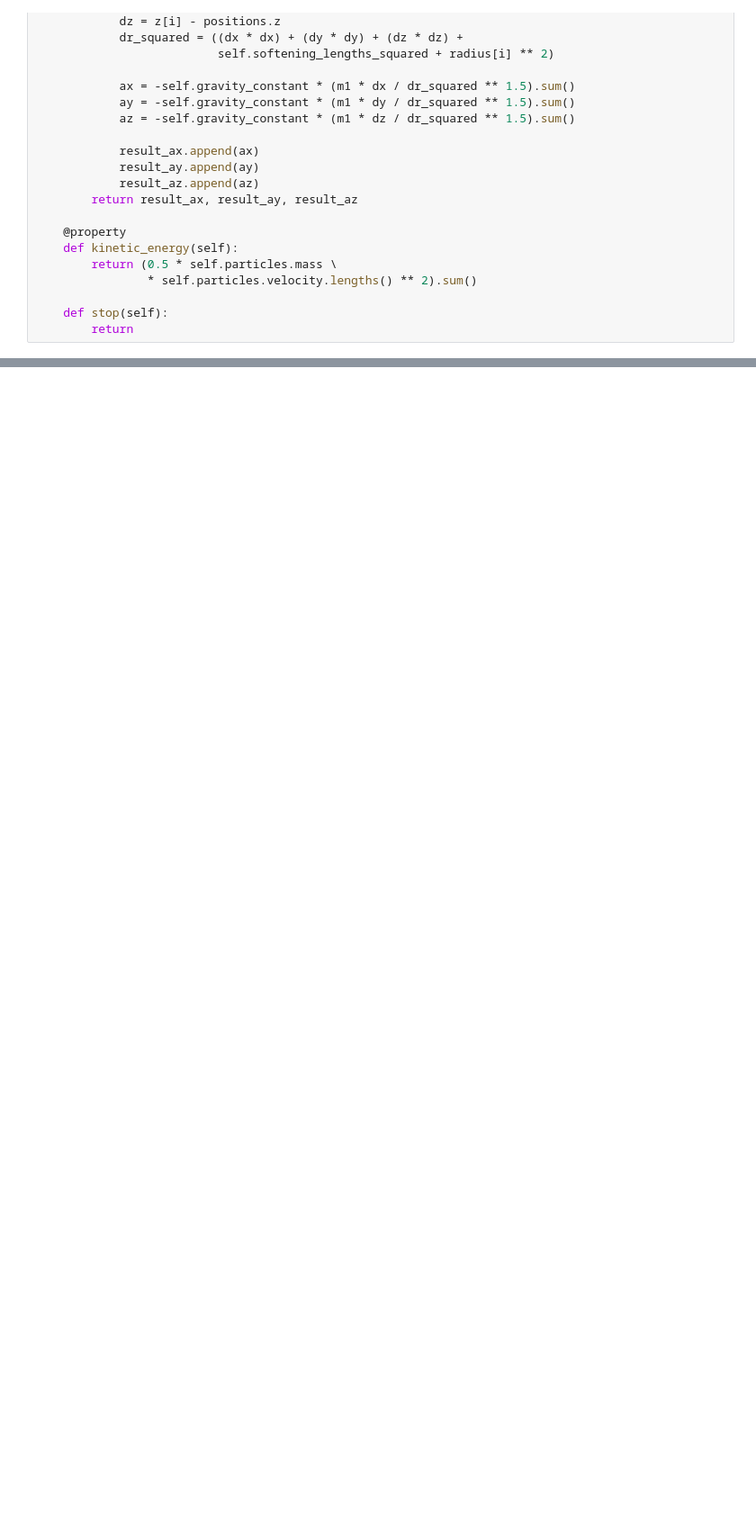
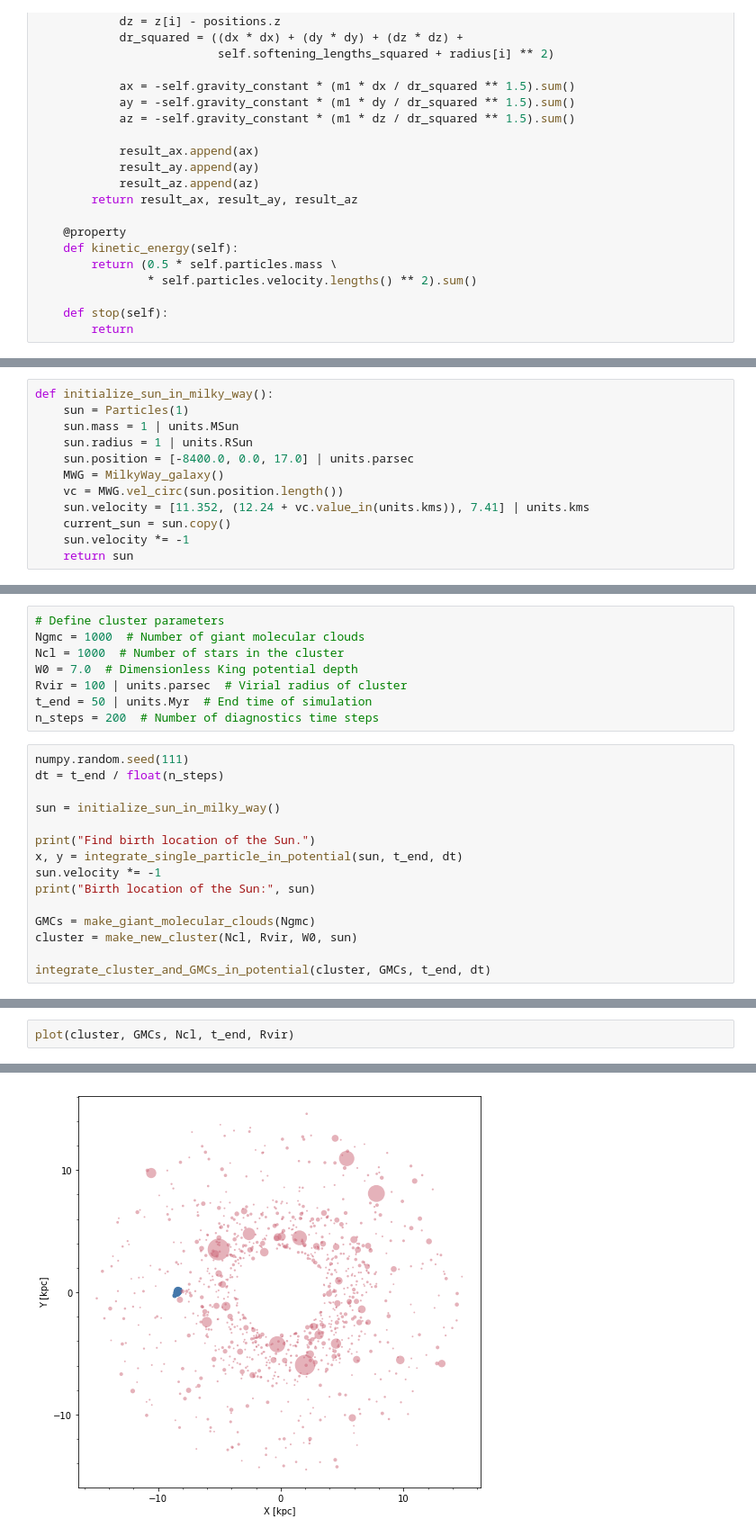
Before and after one commit to rieder/amuse-tutorial, a Jupyter notebook: notebooks/4. Multi-scale simulations with AMUSE/Star cluster + Giant molecular clouds in galactic potential.ipynb, the cells around one changed output, grey strips where cells are left out. Shown at 90% size. Saved outputs shown, nothing was run; the diff lists cells and outputs as text; blank space fills up the shorter version.

Commit message:
Added (finished) notebook for multiples example. Finished star cluster notebook, improved a bit for readibility

```diff
--- a/notebooks/4. Multi-scale simulations with AMUSE/Star cluster + Giant molecular clouds in galactic potential.ipynb
+++ b/notebooks/4. Multi-scale simulations with AMUSE/Star cluster + Giant molecular clouds in galactic potential.ipynb
@@ -165,0 +282,12 @@ class MilkyWay_galaxy(object):
+# %%
+def initialize_sun_in_milky_way():
+    sun = Particles(1)
+    sun.mass = 1 | units.MSun
+    sun.radius = 1 | units.RSun
+    sun.position = [-8400.0, 0.0, 17.0] | units.parsec
+    MWG = MilkyWay_galaxy()
+    vc = MWG.vel_circ(sun.position.length())
+    sun.velocity = [11.352, (12.24 + vc.value_in(units.kms)), 7.41] | units.kms
+    current_sun = sun.copy()
+    sun.velocity *= -1
+    return sun
@@ -165,0 +367,23 @@ class MilkyWay_galaxy(object):
+# %%
+# Define cluster parameters
+Ngmc = 1000  # Number of giant molecular clouds
+Ncl = 1000  # Number of stars in the cluster
+W0 = 7.0  # Dimensionless King potential depth
+Rvir = 100 | units.parsec  # Virial radius of cluster
+t_end = 50 | units.Myr  # End time of simulation
+n_steps = 200  # Number of diagnostics time steps
+# %%
+numpy.random.seed(111)
+dt = t_end / float(n_steps)
+
+sun = initialize_sun_in_milky_way()
+
+print("Find birth location of the Sun.")
+x, y = integrate_single_particle_in_potential(sun, t_end, dt)
+sun.velocity *= -1
+print("Birth location of the Sun:", sun)
+
+GMCs = make_giant_molecular_clouds(Ngmc)
+cluster = make_new_cluster(Ncl, Rvir, W0, sun)
+
+integrate_cluster_and_GMCs_in_potential(cluster, GMCs, t_end, dt)
@@ -165,0 +442,3 @@ class MilkyWay_galaxy(object):
+# %%
+plot(cluster, GMCs, Ncl, t_end, Rvir)
+# %% [output]
@@ -165,0 +446 @@ class MilkyWay_galaxy(object):
+[figure, added]
```
Also changed, not shown: parts of 10 cells of this notebook, 2 other files.
